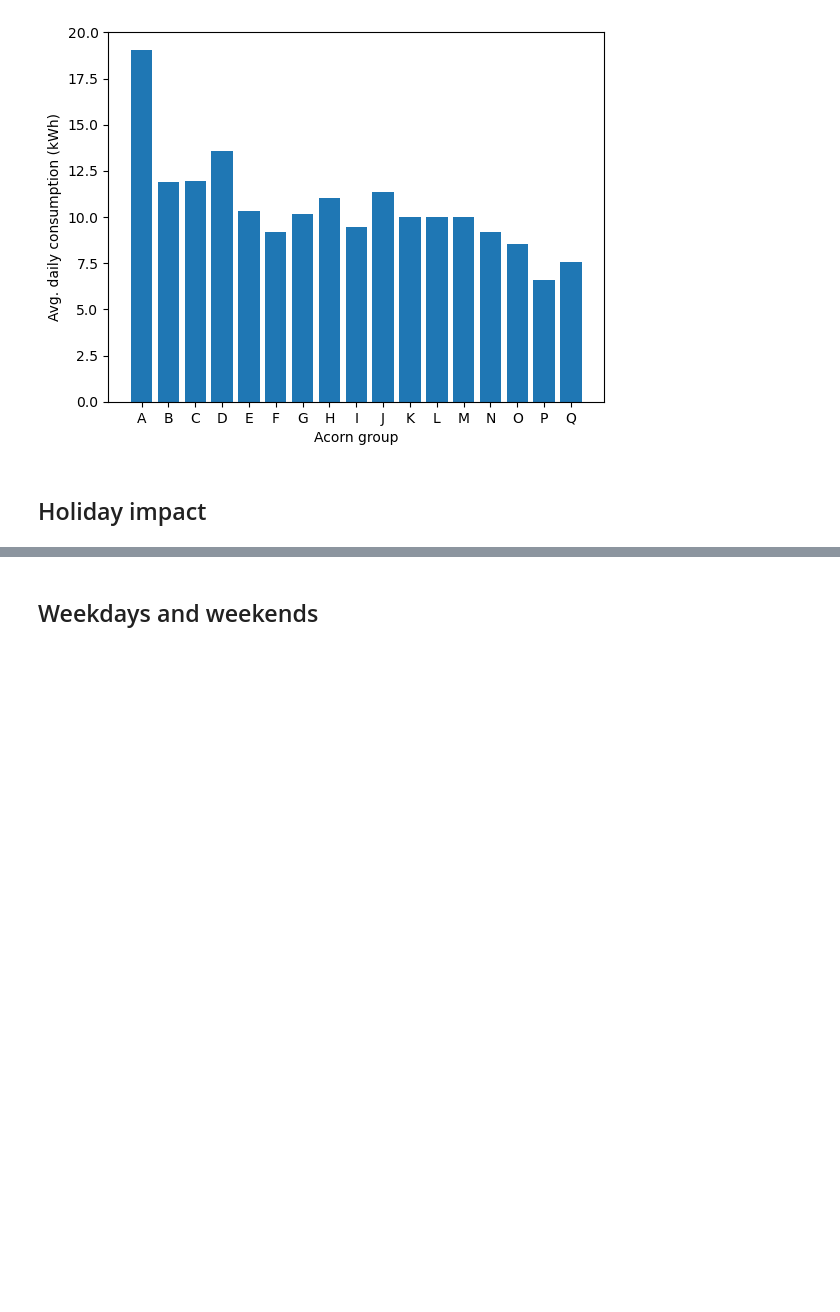
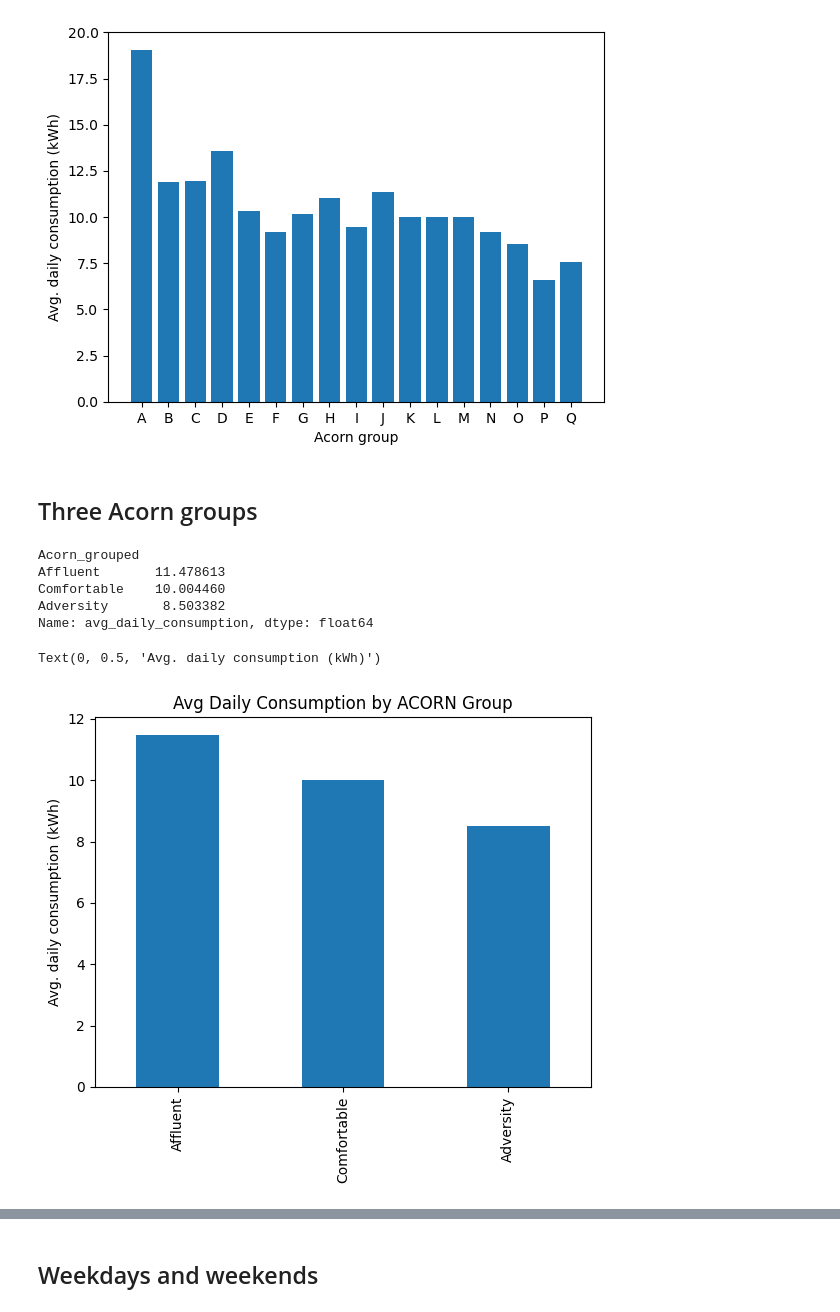
Before and after one commit to moosophy/smart-meters-project, a Jupyter notebook: main.ipynb, the cells around one changed output, grey strips where cells are left out. Drawn from its saved outputs; the diff is of its cells as text; code cells hidden in the pictures; blank space fills up the shorter version.

Commit message:
added more acorn plots

```diff
--- a/main.ipynb
+++ b/main.ipynb
@@ -212,5 +222,24 @@ plt.xlabel("Acorn group")
 plt.ylabel("Avg. daily consumption (kWh)");
 # %% [output]
 [figure]
-# %% [markdown]
-## Holiday impact
+# %% [markdown]
+## Three Acorn groups
+# %%
+t = pd.merge(daily_consumption, households, on="LCLid")
+t = t[t["Acorn_grouped"] != "ACORN-"]
+t = t[t["Acorn_grouped"] != "ACORN-U"]
+r = t.groupby("Acorn_grouped")["energy_sum"].mean().rename("avg_daily_consumption").reindex(["Affluent", "Comfortable", "Adversity"])
+r
+# %% [output]
+Acorn_grouped
+Affluent       11.478613
+Comfortable    10.004460
+Adversity       8.503382
+Name: avg_daily_consumption, dtype: float64
+# %%
+chart = r.plot(kind="bar", title="Avg Daily Consumption by ACORN Group")
+chart.set_xlabel("")
+chart.set_ylabel("Avg. daily consumption (kWh)")
+# %% [output]
+Text(0, 0.5, 'Avg. daily consumption (kWh)')
+[figure, added]
```
Also changed, not shown: parts of 6 cells of this notebook.
